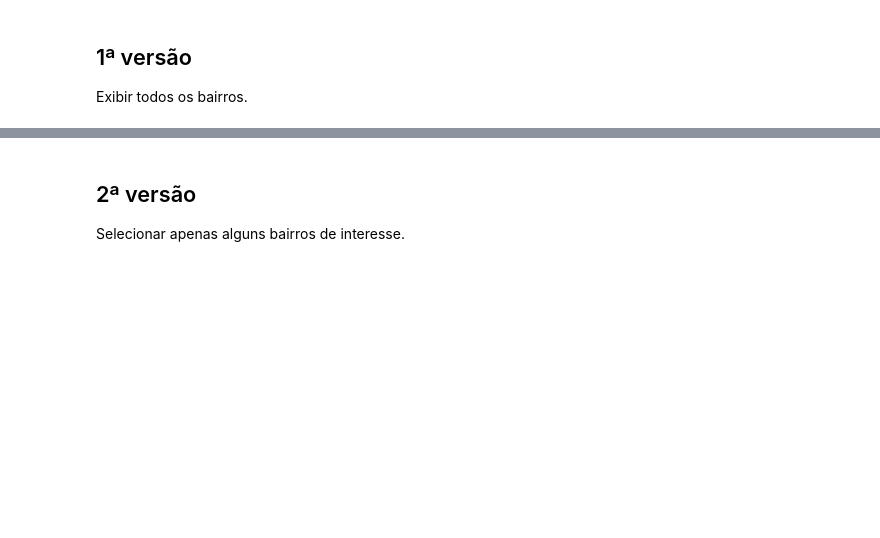
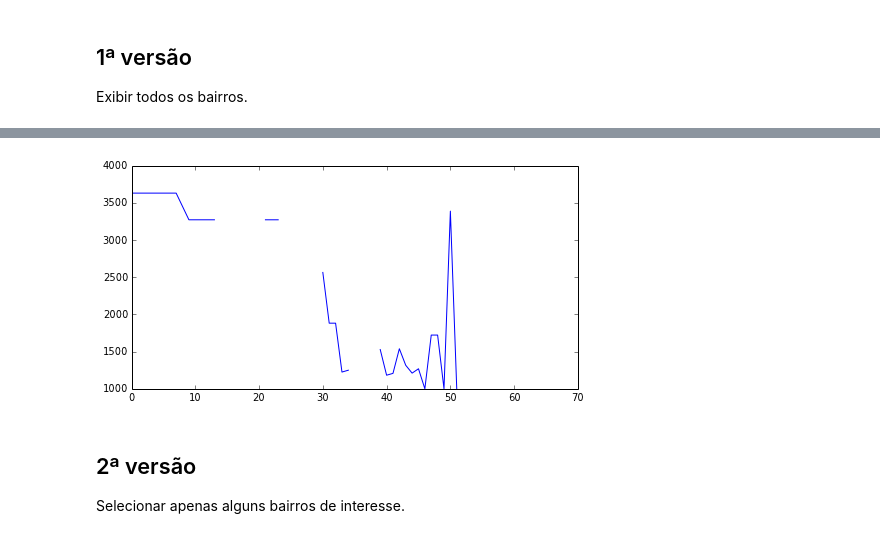
Before and after one commit to sergiosilvar/fgv_visualizacao, a Jupyter notebook: visao.ipynb, the cells around one changed output, grey strips where cells are left out. Drawn from its saved outputs; the diff is of its cells as text; code cells hidden in the pictures; blank space fills up the shorter version.

```diff
--- a/visao.ipynb
+++ b/visao.ipynb
@@ -20,6 +20,8 @@ def plot_quartos(bairro):
     plt.legend(['1 quarto','2 quartos','3 quartos '],loc='upper left')
 
 def plot_bairro(bairro,num_quartos=0):
-    plt.plot(range(len(bairro.mes)), bairro.indices[num_quartos])
+    if type(bairro) == str:
+        bairro = db.Bairro('rio de janeiro','rio de janeiro', bairro)
+    plt.plot(range(len(bairro.mes)), bairro.qt(num_quartos))
 # %%
 rj = db.Cidade('rio de janeiro','rio de janeiro')
@@ -50,3 +51,8 @@ for b in rj.lista_bairros():
+# %%
+len(rj.bairro('acari').mes)
+plot_bairro('acari')
+# %% [output]
+[figure, added]
 # %% [markdown]
 ## 2ª versão
 Selecionar apenas alguns bairros de interesse.
```
Also changed, not shown: parts of 13 cells of this notebook, 1 other file.
